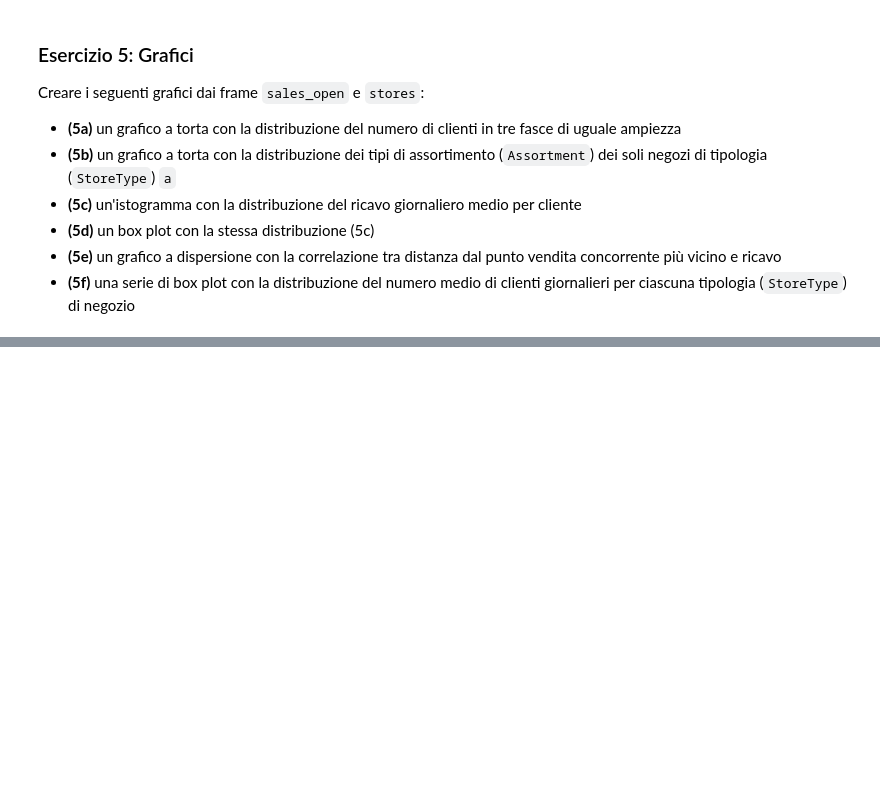
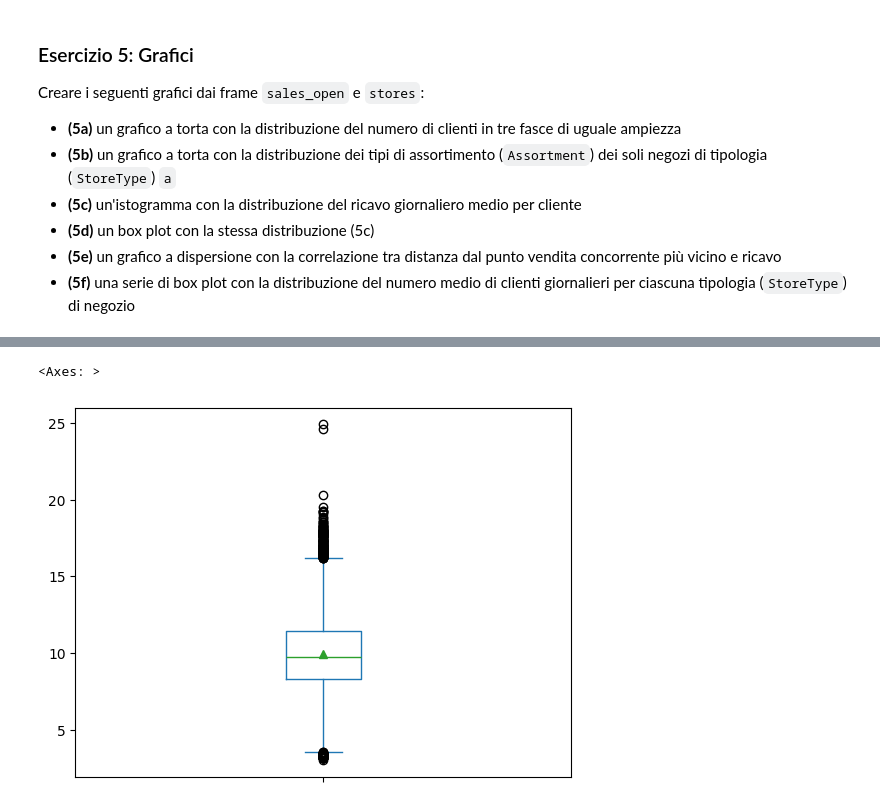
Before and after one commit to samuHouse/Data_Intensive_Lab, a Jupyter notebook: lab4/Preprocessing_e_analisi_esplorativa.nosol.ipynb, the cells around one changed output, grey strips where cells are left out. Cells and saved outputs as stored; diff of their text form; code cells hidden in the pictures; blank space fills up the shorter version.

```diff
--- a/lab4/Preprocessing_e_analisi_esplorativa.nosol.ipynb
+++ b/lab4/Preprocessing_e_analisi_esplorativa.nosol.ipynb
@@ -997,0 +1017,6 @@ Creare i seguenti grafici dai frame `sales_open` e `stores`:
+# %%
+#5d
+per_customer_avg.plot.box(showmeans=True)
+# %% [output]
+<Axes: >
+[figure, added]
```
Also changed, not shown: parts of 5 cells of this notebook.
